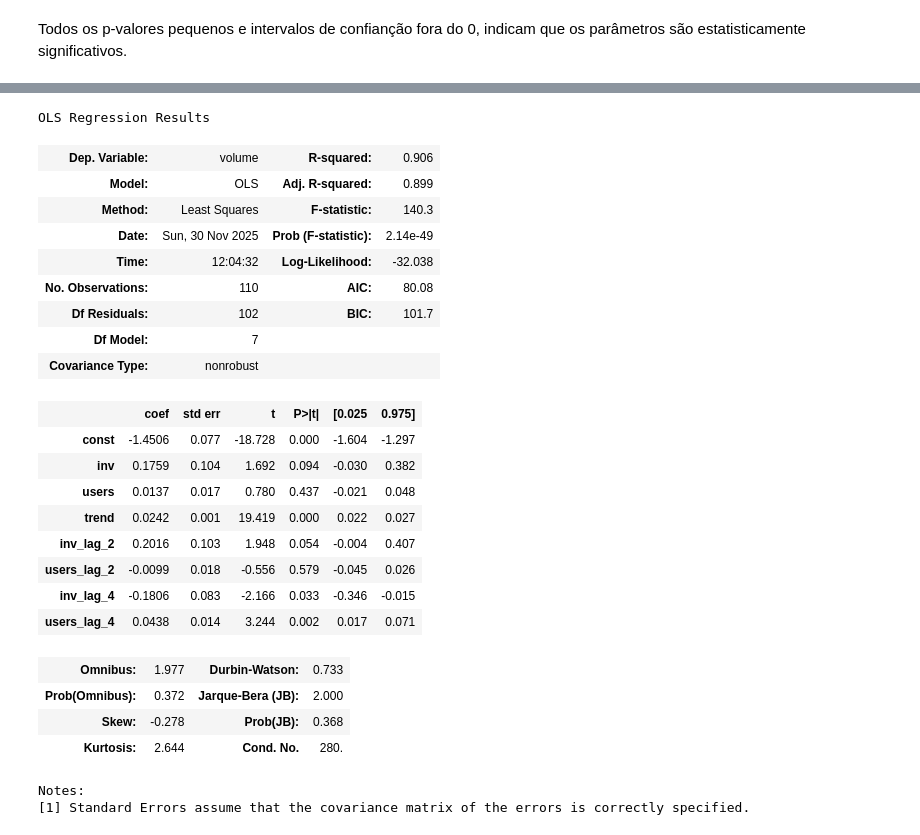
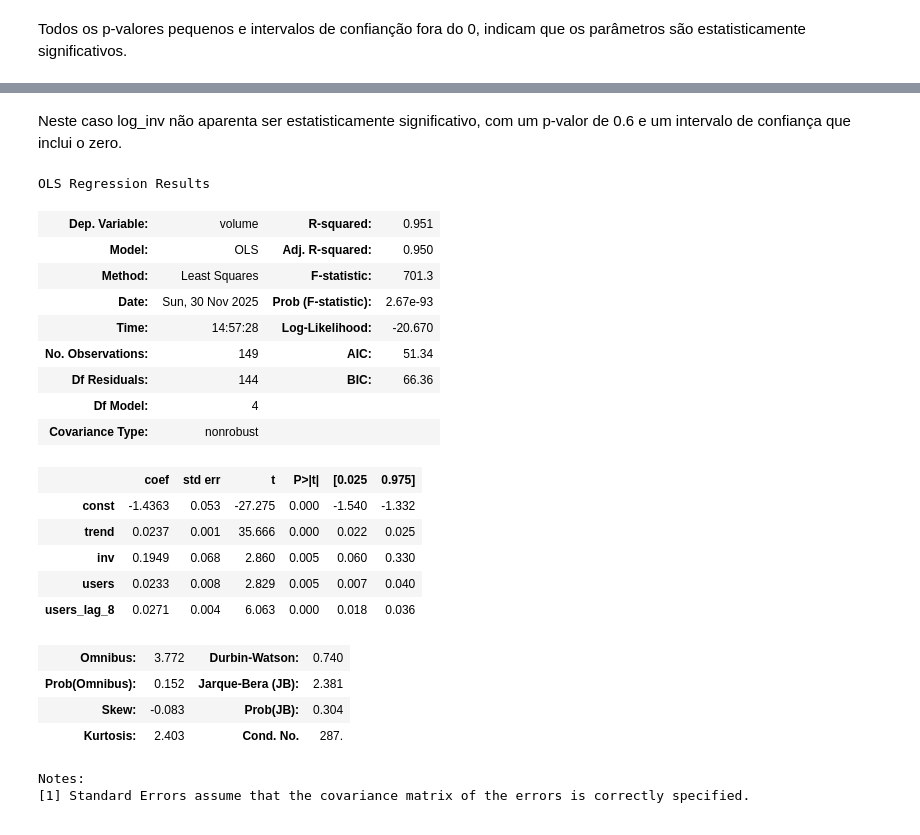
Before and after one commit to kauanmaf/Time-Series-A2, a Jupyter notebook: reg_lin_a2.ipynb, the cells around one changed output, grey strips where cells are left out. Drawn from its saved outputs; the diff is of its cells as text; code cells hidden in the pictures.

Commit message:
atualizando a análise dos modelos para ser apenas sobre o fitness e significância estatística.

```diff
--- a/reg_lin_a2.ipynb
+++ b/reg_lin_a2.ipynb
@@ -396,28 +206,30 @@ Agora vamos criar os modelos para prever log(volume) ao inves de volume diretame
 # %%
 log_models = {}
 
+predictions = {}
+models = {}
+
 models_cols = {
-    "Covars": ["inv", "users"],
-    "Covars + Trend": ["trend", "inv", "users"],
-    "Log Covars + Trend": ["trend", "log_inv", "log_users"],
-    "Covars Lags": [
-        "inv",
-        "users",
-        "trend",
-        "inv_lag_2",
-        "users_lag_2",
-        "inv_lag_4",
-        "users_lag_4",
-    ],
+    "Covars": ["inv", "users", "users_lag_8"],
+    "Covars + Trend": ["trend", "inv", "users", "users_lag_8"],
+    "Log Covars + Trend": ["trend", "log_inv", "log_users", "users_log_lag_8"],
 }
 
+results = {}
+
 for model_name, cols in models_cols.items():
-    X_train_model = sm.add_constant(X_train[cols])
-    X_test_model = sm.add_constant(X_test[cols])
+    X_model = sm.add_constant(X[cols])
 
-    model = sm.OLS(y_log_train, X_train_model).fit()
+    model = sm.OLS(y_log, X_model).fit()
     log_models[model_name] = model
 
-    y_log_pred = model.predict(X_test_model)
-    y_pred_exp = np.exp(y_log_pred)
-    predictions[model_name + " (log)"] = y_pred_exp
+    metrics = {}
+
+    metrics["Adjusted R²"] = log_models[model_name].rsquared_adj
+    metrics["AIC"] = log_models[model_name].aic
+    metrics["BIC"] = log_models[model_name].bic
+
+    results[model_name] = metrics
+
+results_df = pd.DataFrame(results).T
+display(results_df.sort_values(by="Adjusted R²", ascending=False))
@@ -470,29 +268,28 @@ Neste caso todos os parâmetros são estatisticamente significativos.
+# %% [markdown]
+Neste caso log_inv não aparenta ser estatisticamente significativo, com um p-valor de 0.6 e um intervalo de confiança que inclui o zero.
 # %%
-log_models["Covars Lags"].summary()
+log_models["Covars + Trend"].summary()
 # %% [output]
 OLS Regression Results
-| Dep. Variable: | volume | R-squared: | 0.906 |
-| Model: | OLS | Adj. R-squared: | 0.899 |
-| Method: | Least Squares | F-statistic: | 140.3 |
-| Date: | Sun, 30 Nov 2025 | Prob (F-statistic): | 2.14e-49 |
-| Time: | 12:04:32 | Log-Likelihood: | -32.038 |
-| No. Observations: | 110 | AIC: | 80.08 |
-| Df Residuals: | 102 | BIC: | 101.7 |
-| Df Model: | 7 |  |  |
+| Dep. Variable: | volume | R-squared: | 0.951 |
+| Model: | OLS | Adj. R-squared: | 0.950 |
+| Method: | Least Squares | F-statistic: | 701.3 |
+| Date: | Sun, 30 Nov 2025 | Prob (F-statistic): | 2.67e-93 |
+| Time: | 14:57:28 | Log-Likelihood: | -20.670 |
+| No. Observations: | 149 | AIC: | 51.34 |
+| Df Residuals: | 144 | BIC: | 66.36 |
+| Df Model: | 4 |  |  |
 | Covariance Type: | nonrobust |  |  |
 |  | coef | std err | t | P>|t| | [0.025 | 0.975] |
-| const | -1.4506 | 0.077 | -18.728 | 0.000 | -1.604 | -1.297 |
-| inv | 0.1759 | 0.104 | 1.692 | 0.094 | -0.030 | 0.382 |
-| users | 0.0137 | 0.017 | 0.780 | 0.437 | -0.021 | 0.048 |
-| trend | 0.0242 | 0.001 | 19.419 | 0.000 | 0.022 | 0.027 |
-| inv_lag_2 | 0.2016 | 0.103 | 1.948 | 0.054 | -0.004 | 0.407 |
-| users_lag_2 | -0.0099 | 0.018 | -0.556 | 0.579 | -0.045 | 0.026 |
-| inv_lag_4 | -0.1806 | 0.083 | -2.166 | 0.033 | -0.346 | -0.015 |
-| users_lag_4 | 0.0438 | 0.014 | 3.244 | 0.002 | 0.017 | 0.071 |
+| const | -1.4363 | 0.053 | -27.275 | 0.000 | -1.540 | -1.332 |
+| trend | 0.0237 | 0.001 | 35.666 | 0.000 | 0.022 | 0.025 |
+| inv | 0.1949 | 0.068 | 2.860 | 0.005 | 0.060 | 0.330 |
+| users | 0.0233 | 0.008 | 2.829 | 0.005 | 0.007 | 0.040 |
+| users_lag_8 | 0.0271 | 0.004 | 6.063 | 0.000 | 0.018 | 0.036 |
-| Omnibus: | 1.977 | Durbin-Watson: | 0.733 |
-| Prob(Omnibus): | 0.372 | Jarque-Bera (JB): | 2.000 |
-| Skew: | -0.278 | Prob(JB): | 0.368 |
-| Kurtosis: | 2.644 | Cond. No. | 280. |
+| Omnibus: | 3.772 | Durbin-Watson: | 0.740 |
+| Prob(Omnibus): | 0.152 | Jarque-Bera (JB): | 2.381 |
+| Skew: | -0.083 | Prob(JB): | 0.304 |
+| Kurtosis: | 2.403 | Cond. No. | 287. |
 Notes:
 [1] Standard Errors assume that the covariance matrix of the errors is correctly specified.
 # %% [markdown]
```
Also changed, not shown: parts of 35 cells of this notebook.
